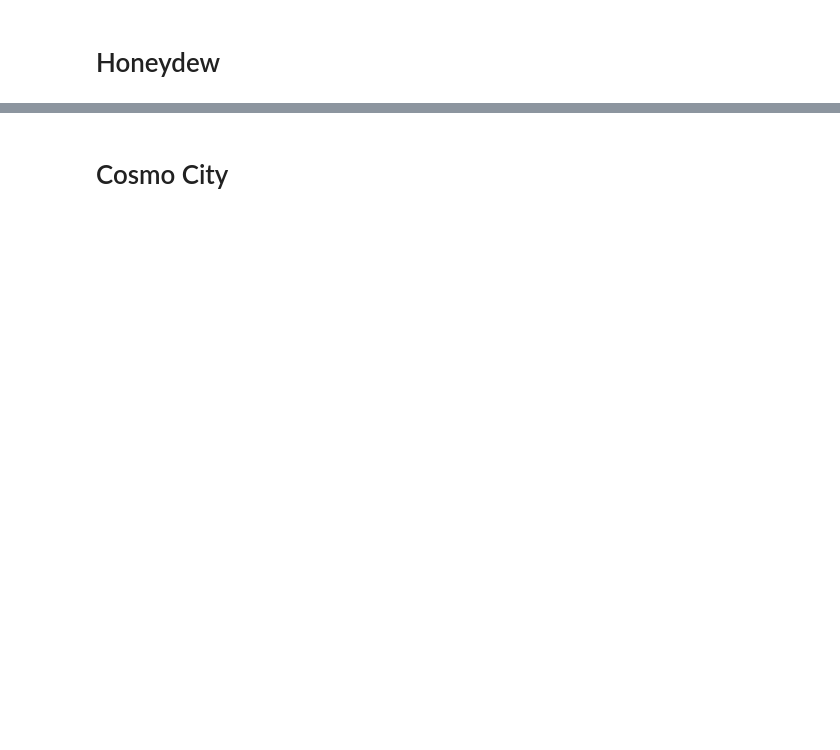
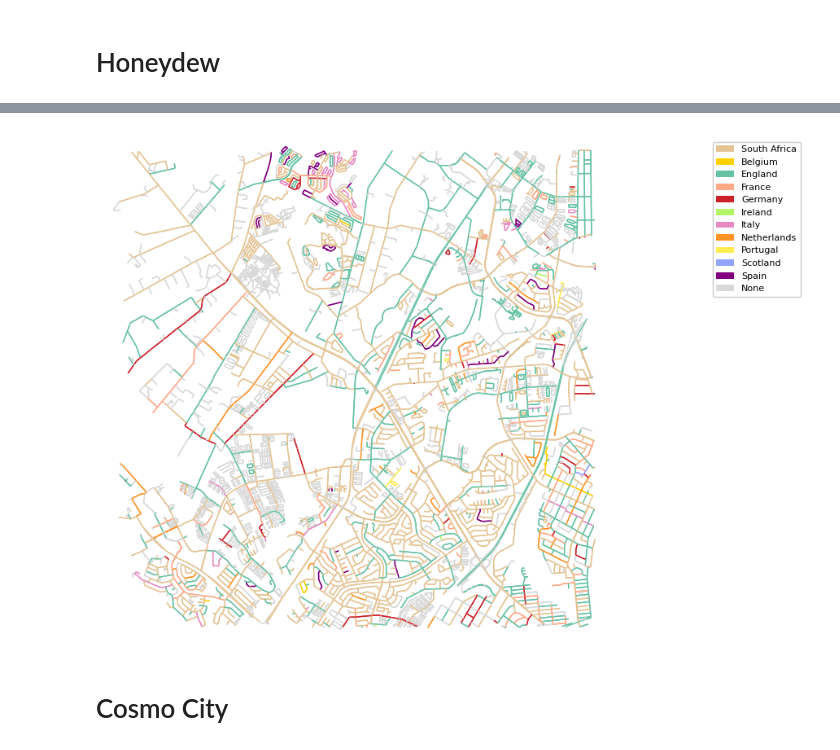
Before and after one commit to Emily-RoseSteyn/south-africa-street-history-mapping, a Jupyter notebook: notebooks/plotting-places.ipynb, the cells around one changed output, grey strips where cells are left out. Saved outputs shown, nothing was run; the diff lists cells and outputs as text; code cells hidden in the pictures; blank space fills up the shorter version.

```diff
--- a/notebooks/plotting-places.ipynb
+++ b/notebooks/plotting-places.ipynb
@@ -38,4 +59,5 @@ gdf_sandhurst.explore(column="origin", color=lambda x: get_colour(x))
 # %%
 address = "Honeydew, Johannesburg, South Africa"
 graph_honeydew, gdf_honeydew, map_fig_honeydew = map_origin_of_address(address, default_distance, default_line_width)
-gdf_honeydew.explore(column="origin", color=lambda x: get_colour(x))
+# gdf_honeydew.explore(column="origin", color=lambda x: get_colour(x))
+# %% [output]
@@ -42,3 +70,4 @@ gdf_honeydew.explore(column="origin", color=lambda x: get_colour(x))
+[figure, added]
 # %% [markdown]
 # Cosmo City
 # %%
```
Also changed, not shown: parts of 9 cells of this notebook.
